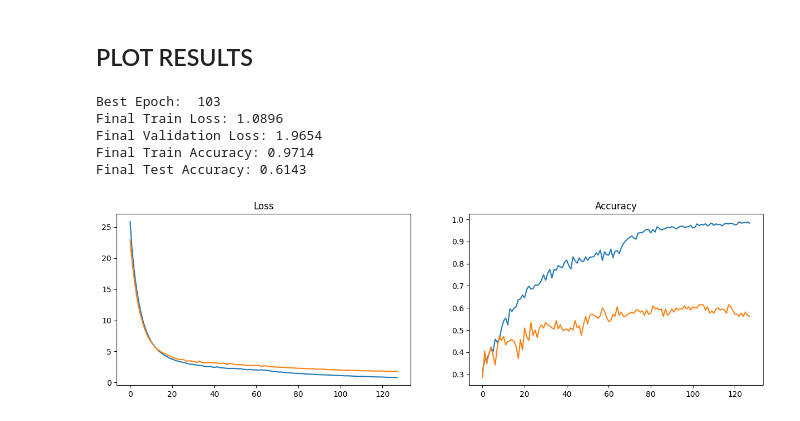
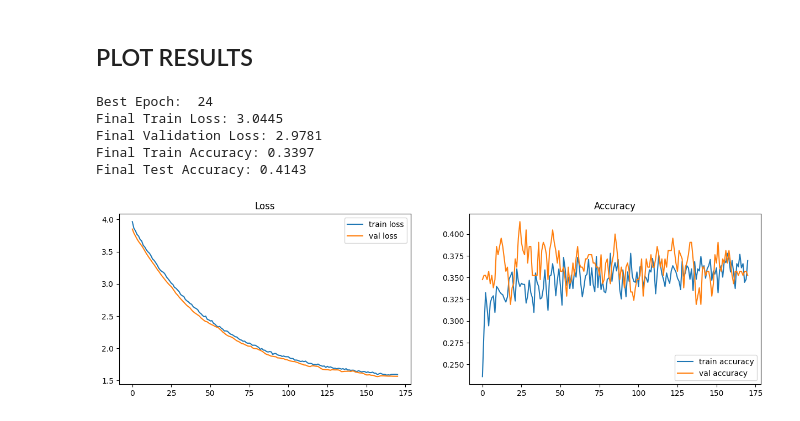
Before and after one commit to neeeal/soil-ph-monitoring-system, a Jupyter notebook: neural_network.ipynb, the cells around one changed output. Drawn from its saved outputs; the diff is of its cells as text; code cells hidden in the pictures.

```diff
--- a/neural_network.ipynb
+++ b/neural_network.ipynb
@@ -17,7 +17,7 @@ import matplotlib.pyplot as plt
 import seaborn as sns
 # %%
 # GLOBAL VARIABLES
-preprocessingPath="secondStep_preprocessingData"
+preprocessingPath="preprocessingData"
 path = "data"
 classes = listdir(preprocessingPath)
 trainPath = join(path,"train")
@@ -26,13 +26,13 @@ train = 0.80 # ;val = 1. - train
 np.random.seed(26)
 
 
-batch_size = 8
-epochs = 128
+batch_size = 64
+epochs = 256
 lr = 1e-4
-input_shape = (224,224)
-channels = (1,)
+input_shape = (128,128)
+channels = (3,)
 class_mode = 'categorical'
-color_mode = 'grayscale'
+color_mode = 'rgb'
 num_class = len(classes)
 # %% [markdown]
 ## Mount files to data generators
@@ -52,8 +52,8 @@ num_class = len(classes)
 #         copy(imagePath, newImagePath)
 # %%
 train_generator = ImageDataGenerator(rescale=1./255,
-                                    #  width_shift_range = 0.1,
-                                    #  height_shift_range = 0.1,
+                                     width_shift_range = 0.5,
+                                     height_shift_range = 0.5,
                                     #  zoom_range = 0.2,
                                      horizontal_flip = True,
                                      vertical_flip = True,
@@ -81,9 +81,10 @@ model = Sequential()
 model.add(Input(input_shape+channels))
 model.add(Flatten())
 model.add(Dropout(0.5))
-model.add(Dense(units=1024, activation='relu', kernel_regularizer=L2()))
+model.add(Dense(units=64, activation='relu', kernel_regularizer=L2()))
+model.add(BatchNormalization())
 model.add(Dropout(0.5))
-model.add(Dense(units=1024, activation='relu', kernel_regularizer=L2()))
+model.add(Dense(units=2048, activation='relu', kernel_regularizer=L2()))
 model.add(Dropout(0.5))
 # model.add(Dense(units=128, activation='relu'))
 model.add(Dense(units=num_class, activation='softmax'))
@@ -151,27 +153,27 @@ print("Final Validation Loss: {:.4f}".format(val_loss[best_epoch]))
 print("Final Train Accuracy: {:.4f}".format(train_acc[best_epoch]))
 print("Final Test Accuracy: {:.4f}".format(val_acc[best_epoch]))
 # %% [output]
-Best Epoch:  103
-Final Train Loss: 1.0896
-Final Validation Loss: 1.9654
-Final Train Accuracy: 0.9714
-Final Test Accuracy: 0.6143
+Best Epoch:  24
+Final Train Loss: 3.0445
+Final Validation Loss: 2.9781
+Final Train Accuracy: 0.3397
+Final Test Accuracy: 0.4143
 # %%
 import warnings
 warnings.filterwarnings("ignore")
 # %%
 
 fig, ax = plt.subplots(1,2, figsize=(15,4))
-sns.lineplot(train_loss , ax=ax[0], )
-sns.lineplot(val_loss, ax=ax[0], )
+sns.lineplot(train_loss , ax=ax[0], label='train loss')
+sns.lineplot(val_loss, ax=ax[0], label='val loss')
 # ax[0].legend(labels=['train loss','validation loss'],loc="upper right")
 ax[0].set_title('Loss')
 
-sns.lineplot(train_acc, ax=ax[1], )
-sns.lineplot(val_acc, ax=ax[1], )
+sns.lineplot(train_acc, ax=ax[1], label='train accuracy')
+sns.lineplot(val_acc, ax=ax[1], label='val accuracy')
 # ax[1].legend(labels=['train acc','validation acc'],loc="upper right")
 ax[1].set_title('Accuracy')
 
 plt.show()
 # %% [output]
-[figure, old version]
+[figure, new version]
```
Also changed, not shown: parts of 2 cells of this notebook, 6 other files.
